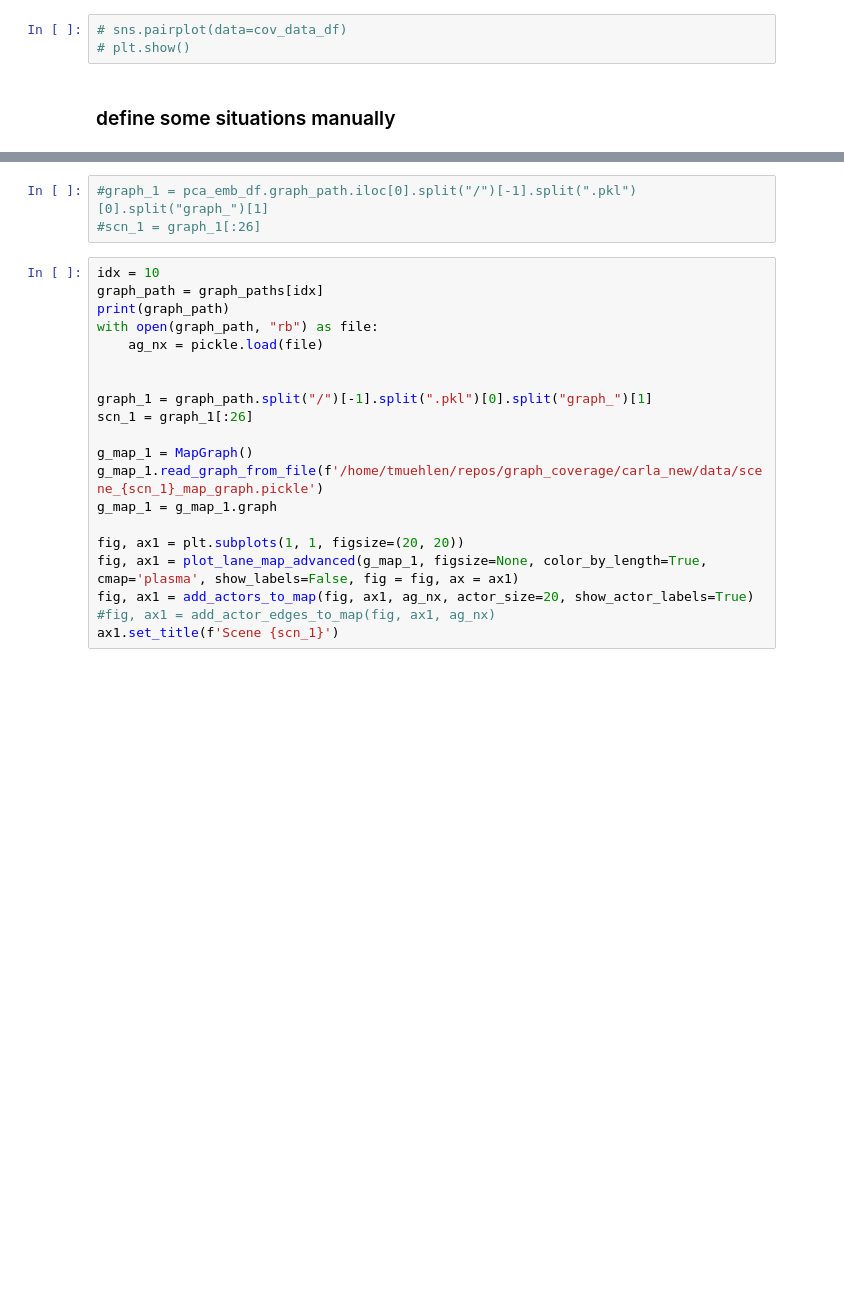
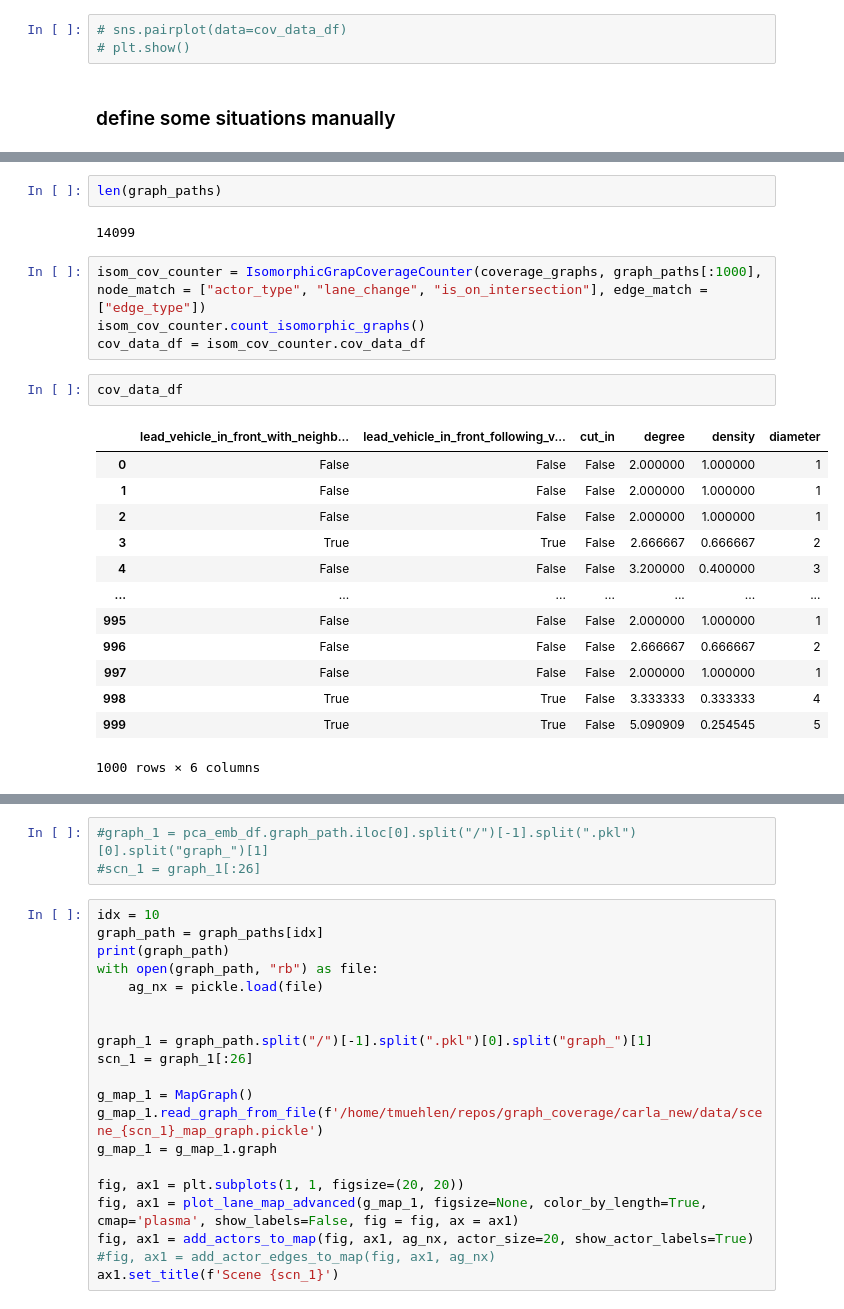
Before and after one commit to tmuehlen80/graph_coverage, a Jupyter notebook: Notebooks/carla/subgraph_isomorphism.ipynb, the cells around one changed output, grey strips where cells are left out. Drawn from its saved outputs; the diff is of its cells as text; blank space fills up the shorter version.

```diff
--- a/Notebooks/carla/subgraph_isomorphism.ipynb
+++ b/Notebooks/carla/subgraph_isomorphism.ipynb
@@ -116,0 +149,24 @@ cov_data_df.groupby(list(cov_data_df.columns[:11]), as_index=False).size()
+# %%
+len(graph_paths)
+# %% [output]
+14099
+# %%
+isom_cov_counter = IsomorphicGrapCoverageCounter(coverage_graphs, graph_paths[:1000], node_match = ["actor_type", "lane_change", "is_on_intersection"], edge_match = ["edge_type"])
+isom_cov_counter.count_isomorphic_graphs()
+cov_data_df = isom_cov_counter.cov_data_df
+# %%
+cov_data_df
+# %% [output]
+|  | lead_vehicle_in_front_with_neighb... | lead_vehicle_in_front_following_v... | cut_in | degree | density | diameter |
+| 0 | False | False | False | 2.000000 | 1.000000 | 1 |
+| 1 | False | False | False | 2.000000 | 1.000000 | 1 |
+| 2 | False | False | False | 2.000000 | 1.000000 | 1 |
+| 3 | True | True | False | 2.666667 | 0.666667 | 2 |
+| 4 | False | False | False | 3.200000 | 0.400000 | 3 |
+| ... | ... | ... | ... | ... | ... | ... |
+| 995 | False | False | False | 2.000000 | 1.000000 | 1 |
+| 996 | False | False | False | 2.666667 | 0.666667 | 2 |
+| 997 | False | False | False | 2.000000 | 1.000000 | 1 |
+| 998 | True | True | False | 3.333333 | 0.333333 | 4 |
+| 999 | True | True | False | 5.090909 | 0.254545 | 5 |
+1000 rows × 6 columns
```
Also changed, not shown: parts of 12 cells of this notebook, 2 other files.
